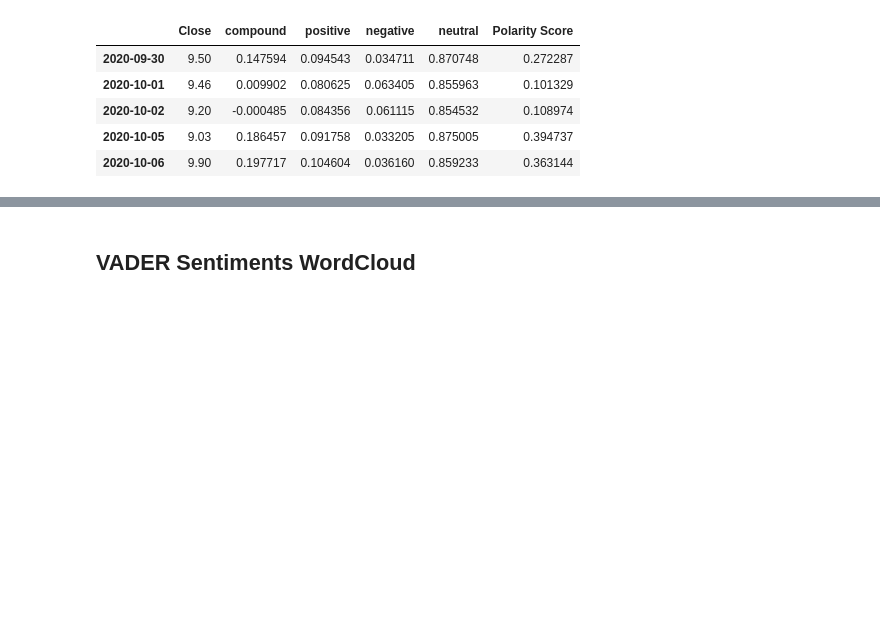
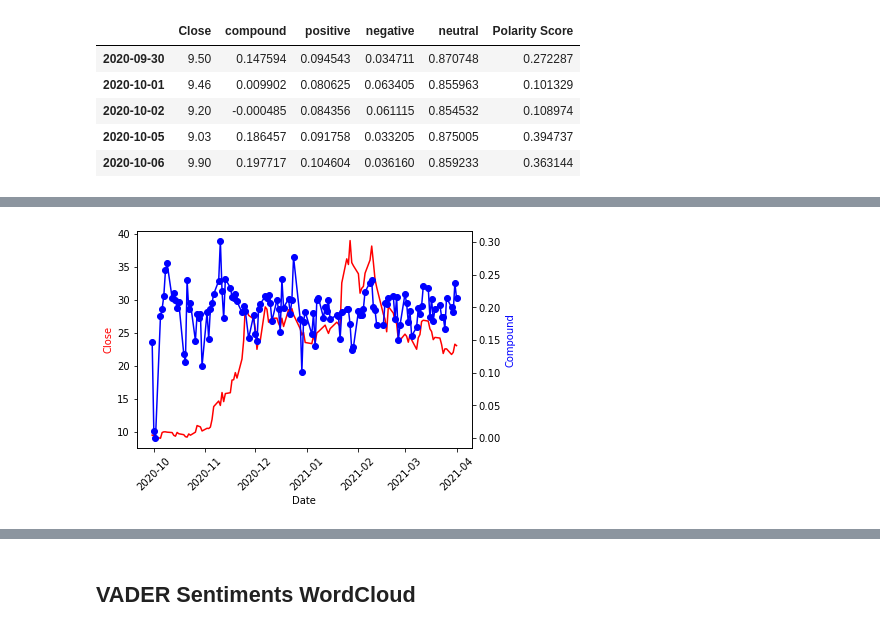
Before and after one commit to lfarlima/Multivariate-Time-Series-Analysis-of-Sentiment-Scores, a Jupyter notebook: Project_2.ipynb, the cells around one changed output, grey strips where cells are left out. Cells and saved outputs as stored; diff of their text form; code cells hidden in the pictures; blank space fills up the shorter version.

```diff
--- a/Project_2.ipynb
+++ b/Project_2.ipynb
@@ -461,37 +511,39 @@ twitter_compound_returns = pltr_yf_twitter["compound"].pct_change()
 twitter_compound_returns2= (1 + twitter_compound_returns).cumprod()
 pltr_yf_twitter['Compound Returns'] = twitter_compound_returns2
 
 twitter_rolling_compound = pltr_yf_twitter["compound"].rolling(5).mean()
 pltr_yf_twitter['Rolling 5 Day Compound'] = twitter_rolling_compound
 
 newsapi_compound_returns = pltr_yf_newsapi["compound"].pct_change()
 newsapi_compound_returns2= (1 + newsapi_compound_returns).cumprod() # THIS DOES NOT PRODUCE VALUABLE DATA - SEE HEATMAP BELOW
 pltr_yf_newsapi['Compound Returns'] = newsapi_compound_returns2
 
 newsapi_rolling_compound = pltr_yf_newsapi["compound"].rolling(5).mean()
 pltr_yf_newsapi['Rolling 5 Day Compound'] = newsapi_rolling_compound
 
 # PLOT THE CLOSING PRICE AND DATE
 fig, ax =plt.subplots()
 ax.plot(pltr_yf_twitter.index, pltr_yf_twitter.Close, color="red")
 # ax.plot(pltr_yf_newsapi.index, pltr_yf_newsapi.Close, color="green")
 plt.xticks(rotation=45)
 ax.set_xlabel("Date")
 ax.set_ylabel("Close", color='red')
 
 # PLOT THE COMPOUND SENTIMENT SCORES
 # twin object for two different y-axis on the sample plot
 ax2=ax.twinx()
 # make a plot with different y-axis using second axis object
-# ax2.plot(pltr_yf_twitter.index, pltr_yf_twitter["compound"],color="blue",marker="o")
-ax2.plot(pltr_yf_newsapi.index, pltr_yf_newsapi["compound"], color="purple", marker="o")
+ax2.plot(pltr_yf_twitter.index, pltr_yf_twitter["compound"],color="blue",marker="o")
+#ax2.plot(pltr_yf_newsapi.index, pltr_yf_newsapi["compound"], color="purple", marker="o")
 ax2.set_ylabel("Compound",color="blue")
 plt.show()
 
 ## PLOT THE ROLLING COMPOUND SENTIMENT SCORES
-# ax2.plot(pltr_yf_twitter.index, twitter_rolling_compound,color="blue",marker="o")
+#ax2.plot(pltr_yf_twitter.index, twitter_rolling_compound,color="blue",marker="o")
 # ax2.plot(pltr_yf_newsapi.index, newsapi_rolling_compound, color="purple", marker="o")
-# ax2.set_ylabel("5 Day Rolling Compound",color="blue")
-# plt.show()
+#ax2.set_ylabel("5 Day Rolling Compound",color="blue")
+#plt.show()
+# %% [output]
+[figure, added]
 # %%
 newsapi_compound_returns
```
Also changed, not shown: parts of 42 cells of this notebook.
